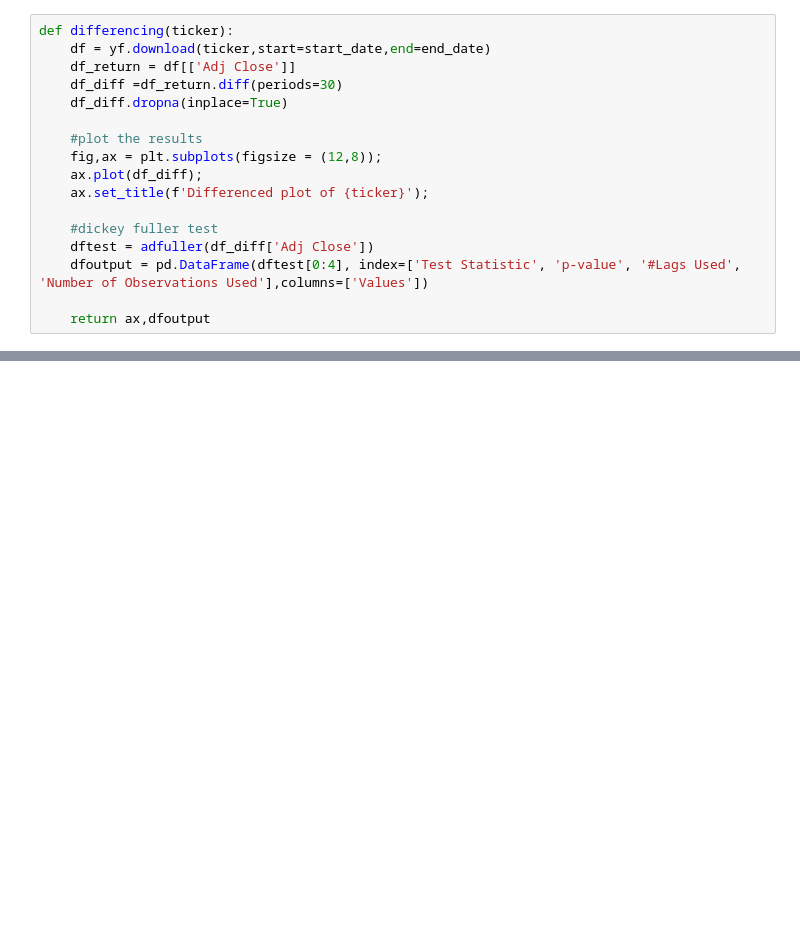
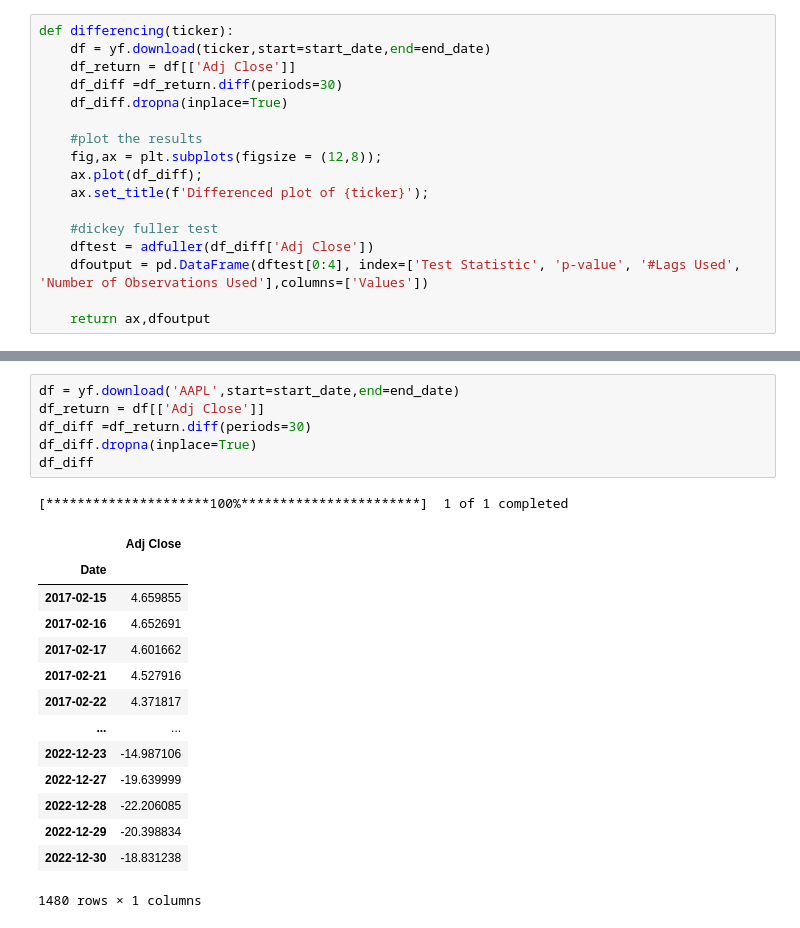
Before and after one commit to rahulakrish/portfolio_builder, a Jupyter notebook: notebook.ipynb, the cells around one changed output, grey strips where cells are left out. Drawn from its saved outputs; the diff is of its cells as text; blank space fills up the shorter version.

```diff
--- a/notebook.ipynb
+++ b/notebook.ipynb
@@ -222,0 +225,22 @@ differencing('AAPL')
+# %%
+df = yf.download('AAPL',start=start_date,end=end_date)
+df_return = df[['Adj Close']]
+df_diff =df_return.diff(periods=30)
+df_diff.dropna(inplace=True)
+df_diff
+# %% [output]
+[*********************100%***********************]  1 of 1 completed
+|  | Adj Close |
+| Date |  |
+| 2017-02-15 | 4.659855 |
+| 2017-02-16 | 4.652691 |
+| 2017-02-17 | 4.601662 |
+| 2017-02-21 | 4.527916 |
+| 2017-02-22 | 4.371817 |
+| ... | ... |
+| 2022-12-23 | -14.987106 |
+| 2022-12-27 | -19.639999 |
+| 2022-12-28 | -22.206085 |
+| 2022-12-29 | -20.398834 |
+| 2022-12-30 | -18.831238 |
+1480 rows × 1 columns
```
Also changed, not shown: parts of 3 cells of this notebook.
